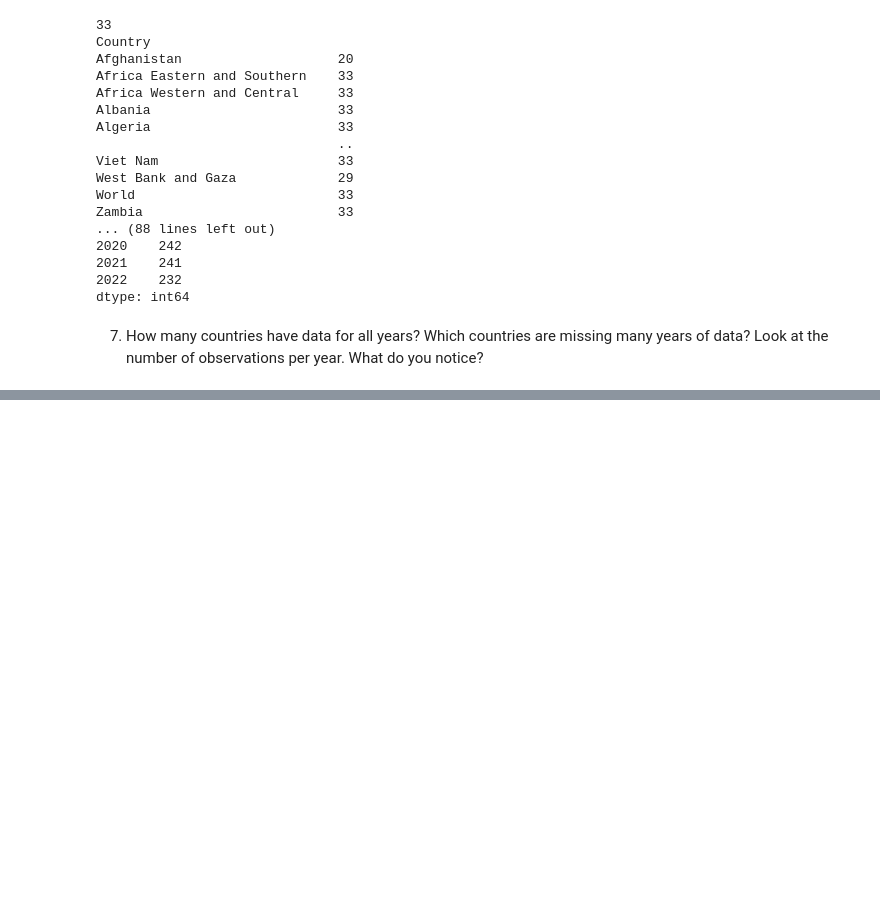
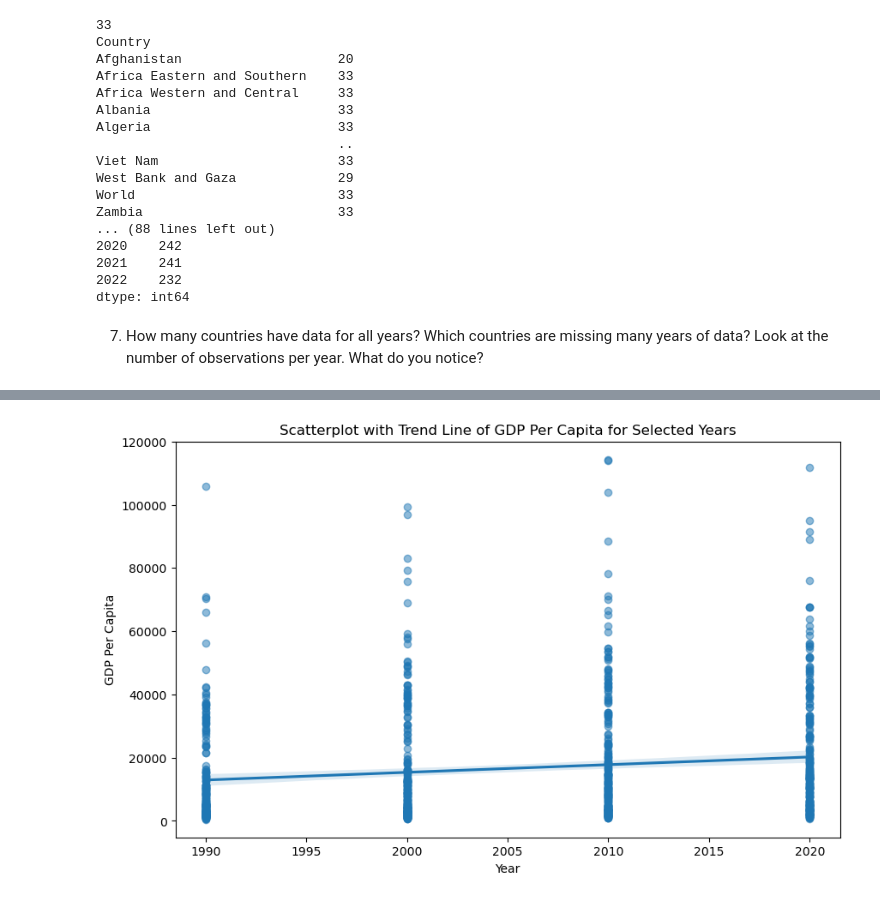
Before and after one commit to NSS-Data-Analytics-Cohort-10/gdp-and-internet-usage-seanmalley1, a Jupyter notebook: notebooks/un_data.ipynb, the cells around one changed output, grey strips where cells are left out. Saved outputs shown, nothing was run; the diff lists cells and outputs as text; code cells hidden in the pictures; blank space fills up the shorter version.

```diff
--- a/notebooks/un_data.ipynb
+++ b/notebooks/un_data.ipynb
@@ -227,0 +286,10 @@ Answwer: Most of the gpd per capitas were between 0 - 20,000
+# %%
+# 10E Scatterplot with trend line
+plt.figure(figsize=(10, 6))
+sns.regplot(x='Year', y='GDP_Per_Capita', data=gdp_decades, scatter_kws={'alpha':0.5})
+plt.title('Scatterplot with Trend Line of GDP Per Capita for Selected Years')
+plt.xlabel('Year')
+plt.ylabel('GDP Per Capita')
+plt.show()
+# %% [output]
+[figure, added]
```
Also changed, not shown: parts of 21 cells of this notebook.
